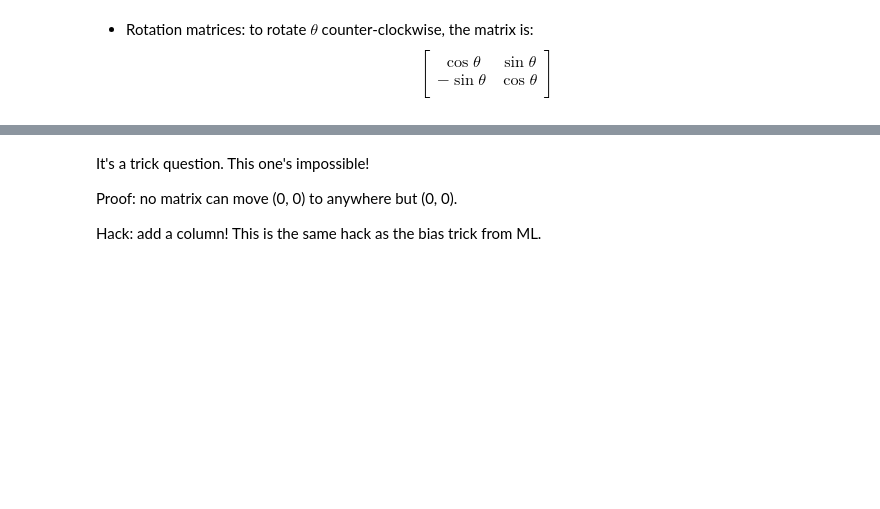
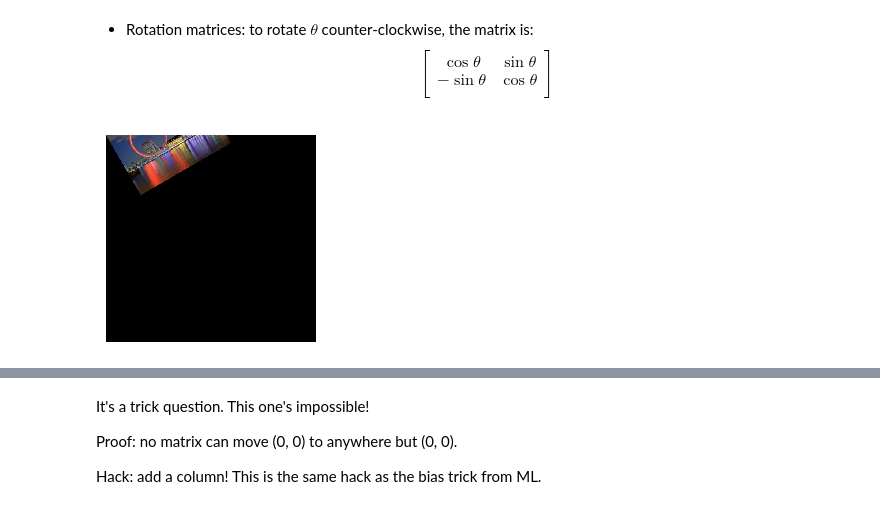
Before and after one commit to philip-hub/csse461-public-202530, a Jupyter notebook: notebooks/L06.ipynb, the cells around one changed output, grey strips where cells are left out. Cells and saved outputs as stored; diff of their text form; code cells hidden in the pictures; blank space fills up the shorter version.

```diff
--- a/notebooks/L06.ipynb
+++ b/notebooks/L06.ipynb
@@ -191,12 +195,14 @@ warp_ferris(M, dsize=(int(W*1.25), H))
 # %%
 rad30 = np.radians(30)
 
 M = np.array([
-    [1.0, 0.0],
-    [0.0, 1.0]
+    [np.cos(rad30), np.sin(rad30)],
+    [-np.sin(rad30), np.cos(rad30)]
 ], dtype=np.float32)
 
 warp_ferris(M, dsize=(int(W), int(H*1.5)))
+# %% [output]
+[figure, added]
 # %% [markdown]
 6. Translate the image up and right by (say) 40 pixels:
 ![](../data/L06/tx5.png)
```
Also changed, not shown: parts of 4 cells of this notebook, 4 other files.
